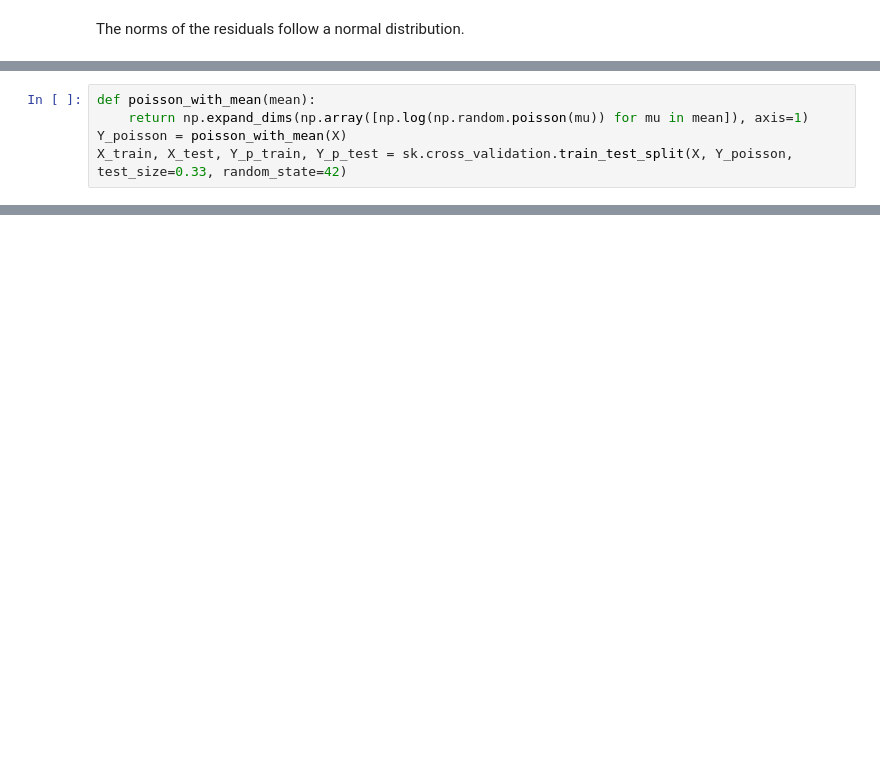
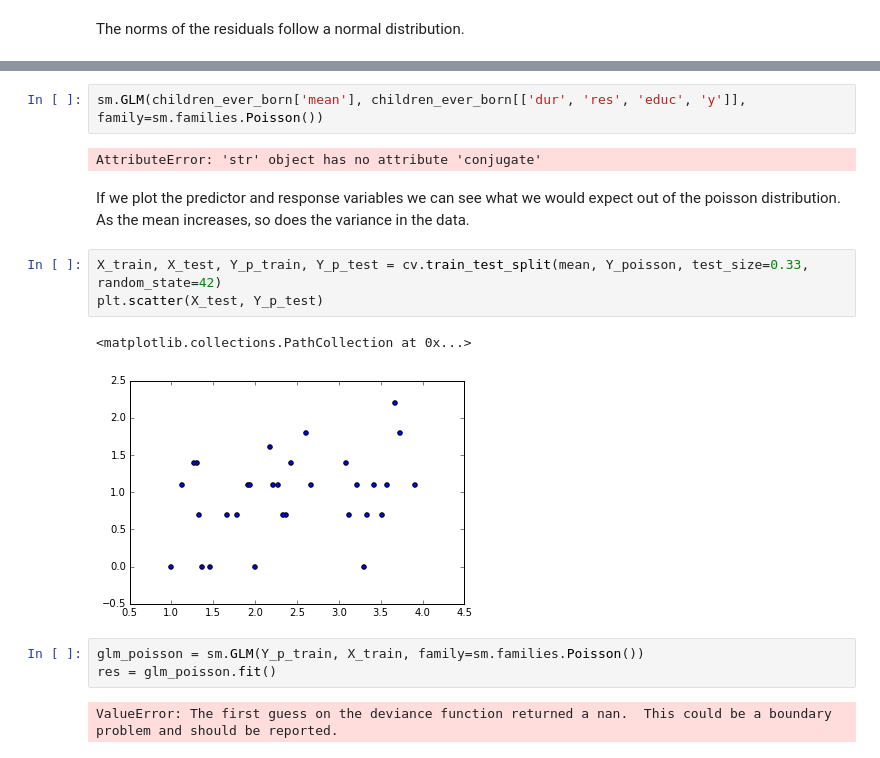
Before and after one commit to hougs/gen-lin-models, a Jupyter notebook: Generalized Linear Models.ipynb, the cells around one changed output, grey strips where cells are left out. Saved outputs shown, nothing was run; the diff lists cells and outputs as text; blank space fills up the shorter version.

Commit message:
Pull real count data and analyze.

```diff
--- a/Generalized Linear Models.ipynb
+++ b/Generalized Linear Models.ipynb
@@ -55,5 +57,0 @@ Count data is fundamentally different from continuous data-- it is always discre
-# %%
-def poisson_with_mean(mean):
-    return np.expand_dims(np.array([np.log(np.random.poisson(mu)) for mu in mean]), axis=1)
-Y_poisson = poisson_with_mean(X)
-X_train, X_test, Y_p_train, Y_p_test = sk.cross_validation.train_test_split(X, Y_poisson, test_size=0.33, random_state=42)
@@ -60,2 +84,19 @@ X_train, X_test, Y_p_train, Y_p_test = sk.cross_validation.train_test_split(X, Y
+# %%
+sm.GLM(children_ever_born['mean'], children_ever_born[['dur', 'res', 'educ', 'y']], family=sm.families.Poisson())
+# %% [output]
+AttributeError: 'str' object has no attribute 'conjugate'
+# %% [markdown]
+If we plot the predictor and response variables we can see what we would expect out of the poisson distribution. As the mean increases, so does the variance in the data.
+# %%
+X_train, X_test, Y_p_train, Y_p_test = cv.train_test_split(mean, Y_poisson, test_size=0.33, random_state=42)
+plt.scatter(X_test, Y_p_test)
+# %% [output]
+<matplotlib.collections.PathCollection at 0x...>
+[figure, added]
+# %%
+glm_poisson = sm.GLM(Y_p_train, X_train, family=sm.families.Poisson())
+res = glm_poisson.fit()
+# %% [output]
+ValueError: The first guess on the deviance function returned a nan.  This could be a boundary  problem and should be reported.
 # %%
 # %% [output]
```
Also changed, not shown: parts of 9 cells of this notebook.
